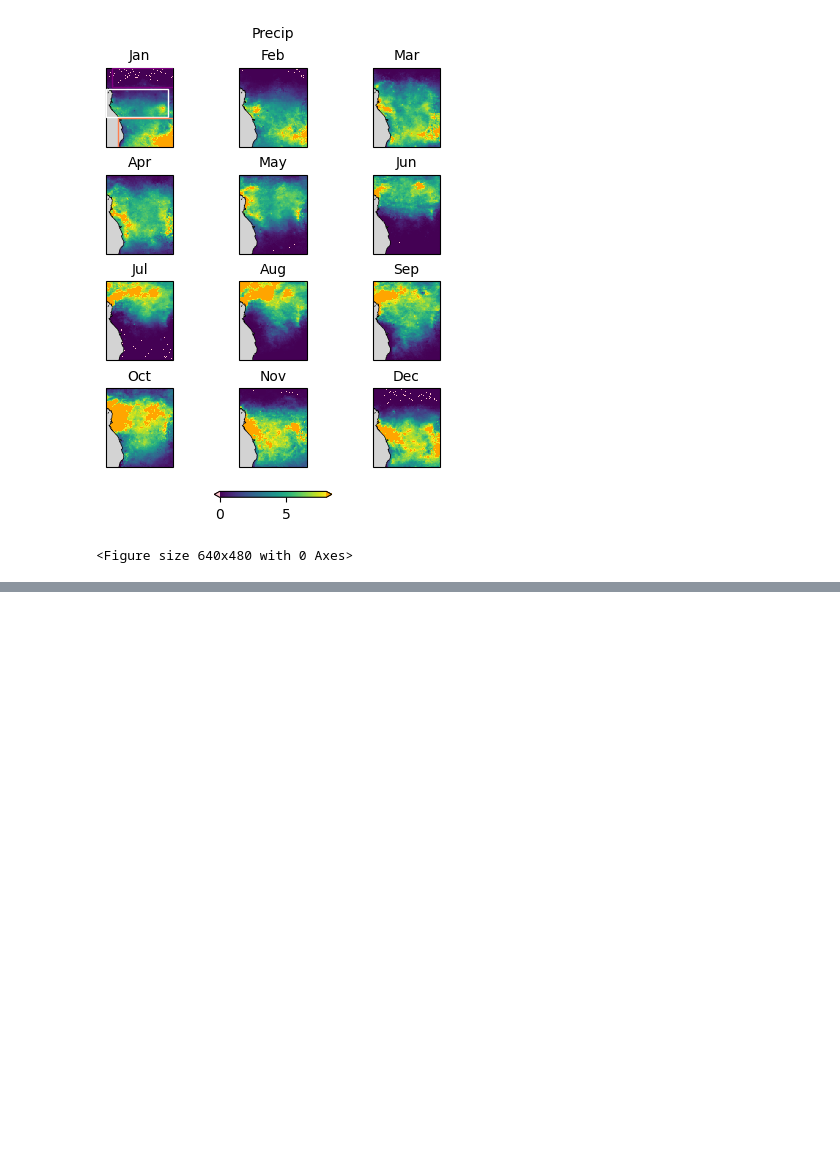
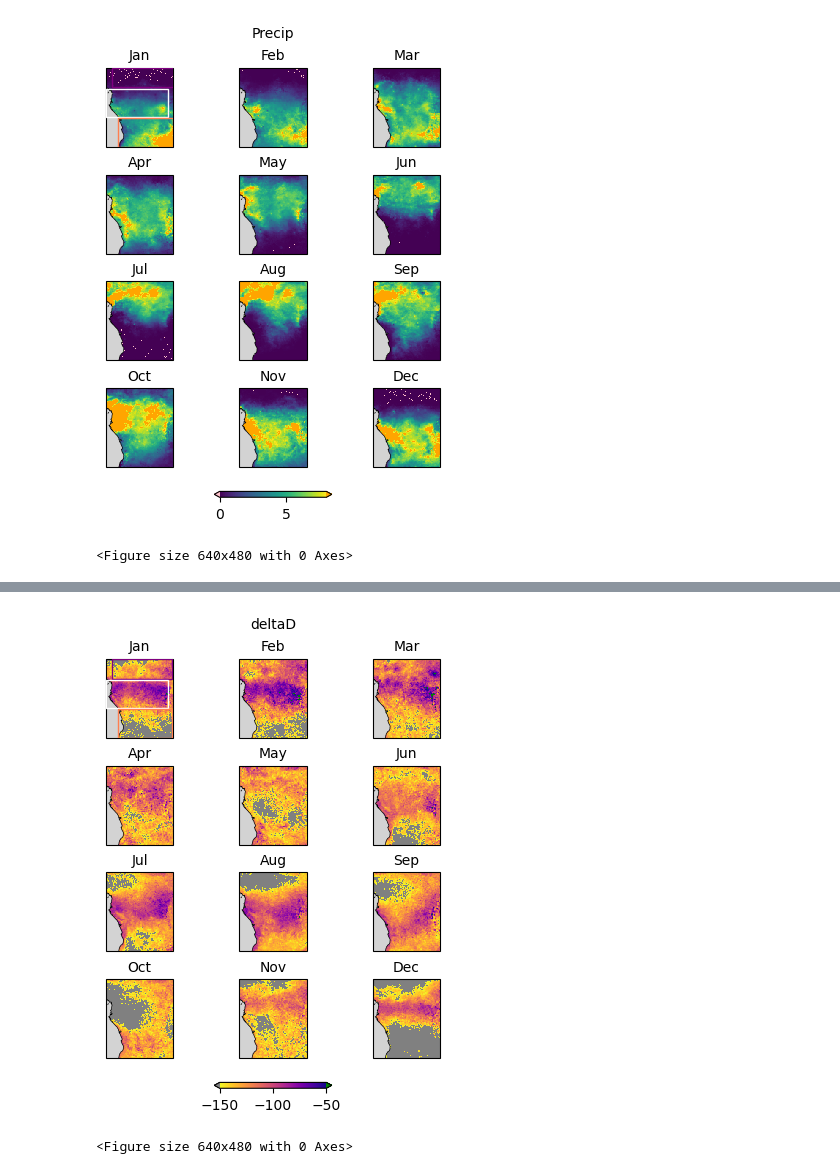
Before and after one commit to ellendyer/Isotopes_F4R, a Jupyter notebook: code_veg/map_clims.ipynb, the cells around one changed output, grey strips where cells are left out. Saved outputs shown, nothing was run; the diff lists cells and outputs as text; code cells hidden in the pictures; blank space fills up the shorter version.

```diff
--- a/code_veg/map_clims.ipynb
+++ b/code_veg/map_clims.ipynb
@@ -347 +426,48 @@ plt.clf()
 <Figure size 640x480 with 0 Axes>
+# %%
+ncols=3
+nrows=4
+h = nrows
+w = ncols
+mon = ['Jan','Feb','Mar','Apr','May','Jun','Jul','Aug','Sep','Oct','Nov','Dec']
+
+fig, axs = plt.subplots(nrows=nrows,ncols=ncols,
+                            subplot_kw={'projection': ccrs.PlateCarree()},
+                            gridspec_kw = {'wspace':-0.2, 'hspace':-0.5},
+                            layout="constrained",
+                            figsize=(4,5))
+axs=axs.flatten()
+var = hdo['deltaD'].groupby('time.month').mean('time')
+
+cmap=plt.cm.plasma_r
+cmap.set_extremes(over='green')
+cmap.set_extremes(under='grey')
+
+for i in range(0,12):
+    cst=var[i,:,:].plot.pcolormesh(ax=axs[i],
+                        vmin=-150, vmax=-50.0,
+                        cmap=cmap,
+                        rasterized=True,
+                        add_colorbar=False,
+                        #cbar_kwargs={"label": ""},
+                        transform = ccrs.PlateCarree())
+    if i==0:
+        axs[0].add_patch(plt.Rectangle((10, 5.2), 20.7, 6.7, ls="-", lw=1, ec="purple", fc="none",zorder=3))
+        axs[0].add_patch(plt.Rectangle((8, -4.9), 21, 9.6, ls="-", lw=1, ec="white", fc="none",zorder=3))
+        axs[0].add_patch(plt.Rectangle((12, -15), 18.7, 9.8, ls="-", lw=1, ec="coral", fc="none",zorder=3))
+    axs[i].set_title(mon[i],fontsize=10)
+    axs[i].coastlines()
+    axs[i].add_feature(cartopy.feature.OCEAN,zorder=2,facecolor='lightgrey')
+
+fig.subplots_adjust(hspace=0,wspace=-0.5)
+cbar = fig.colorbar(cst, ax=axs, orientation='horizontal',
+                        #location="bottom",
+                        shrink=0.3,extend="both",fraction=0.2)
+
+plt.suptitle("deltaD", fontsize=10)
+plt.savefig(datap+'mon_clim_hdo_deltaD.png')
+plt.show()
+plt.clf()
+# %% [output]
+[figure, added]
+<Figure size 640x480 with 0 Axes>
```
Also changed, not shown: parts of 7 cells of this notebook, 53 other files.
